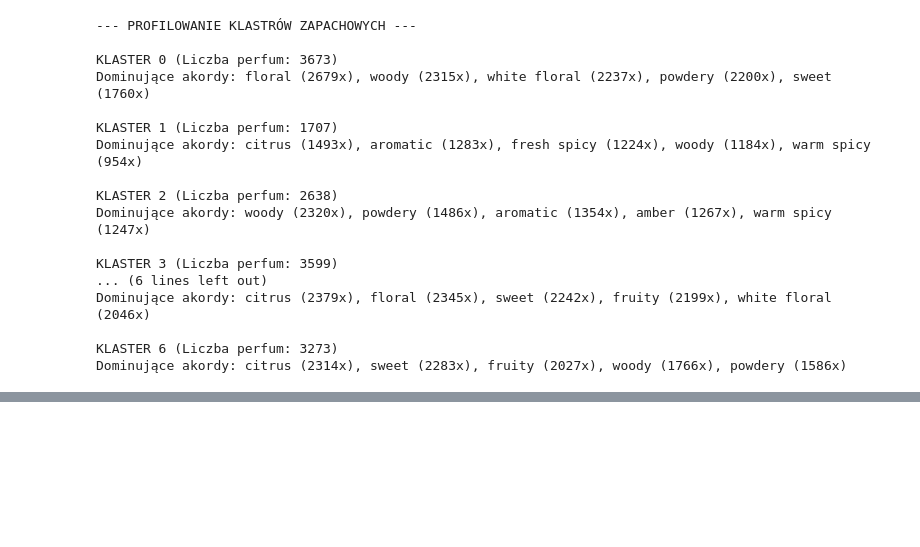
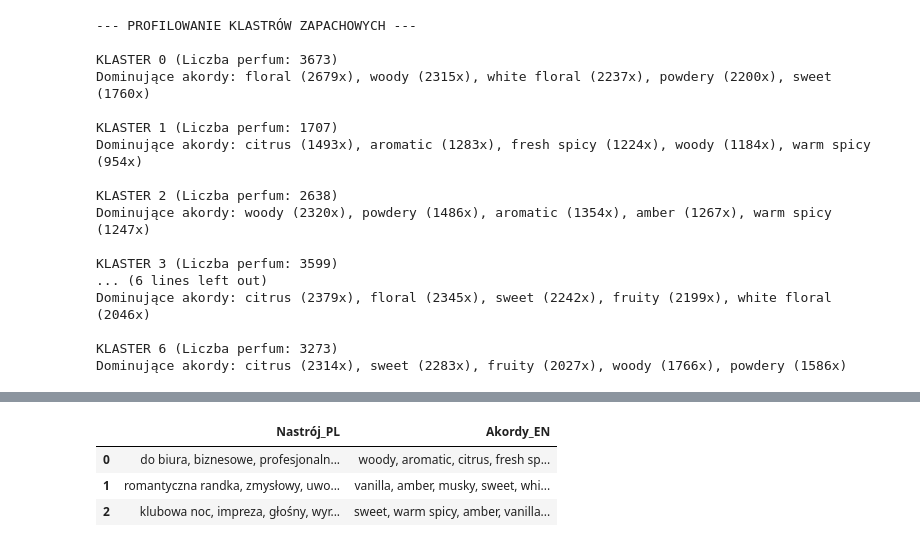
Before and after one commit to adamdobrogowski/semantic-perfume-search-app, a Jupyter notebook: data_modeling_and_nlp.ipynb, the cells around one changed output, grey strips where cells are left out. Cells and saved outputs as stored; diff of their text form; code cells hidden in the pictures; blank space fills up the shorter version.

```diff
--- a/data_modeling_and_nlp.ipynb
+++ b/data_modeling_and_nlp.ipynb
@@ -223,0 +467,92 @@ Dominujące akordy: citrus (2314x), sweet (2283x), fruity (2027x), woody (1766x)
+# %%
+import pandas as pd
+import os
+
+mood_mapping = {
+    "Nastrój_PL": [
+        "do biura, biznesowe, profesjonalne, formalne, spotkanie, opanowany",
+        "romantyczna randka, zmysłowy, uwodzicielski, na wieczór, intymny",
+        "klubowa noc, impreza, głośny, wyrazisty, pewność siebie",
+        "ślub, wesele, elegancki, radosny, świetlisty, uroczystość",
+        "na siłownię, sportowe, trening, odświeżający, energia, dynamika",
+        "gorące lato, upał, plaża, wakacje, orzeźwiający, słońce",
+        "mroźna zima, śnieg, mróz, otulający, rozgrzewający, przy kominku",
+        "deszczowy jesienny dzień, melancholia, opadłe liście, spokój, nostalgia",
+        "wiosenny poranek, przebudzenie, zieleń, kwitnące kwiaty, rześki",
+        "mroczny, tajemniczy, intrygujący, niepokojący, gotycki, niszowy",
+        "czysty, sterylny, pranie, świeżo wyprany, biała koszula, mydlany",
+        "elegancki, old-money, luksusowy, klasyczny, ponadczasowy, bogaty",
+        "słodki, przytulny, gourmand, smakowity, deser, jadalny",
+        "męski, surowy, barbershop, po goleniu, klasycznie męski, fougere",
+        "femme fatale, uwodzicielka, dominująca, niebezpieczna, hipnotyzująca",
+        "spacer po lesie, natura, drzewa, dzika przyroda, iglaste, żywiczne",
+        "kawiarnia, kawa, relaks, czytanie książki, ciepły napój, pobudzający",
+        "buntowniczy, skórzana kurtka, motocykl, rock, odważny, dymny",
+        "speakeasy, alkohol, bar, cygara, jazz, elegancki wieczór",
+        "cyberpunk, industrialny, miasto nocą, sztuczny, neon, futurystyczny",
+        "surowe drewno, tartak, świeża deska, rzemieślnik, stolarnia, wióry",
+        "luksusowe kosmetyki, puderniczka, szminka, miękki, buduar, makijaż",
+        "landrynki, wata cukrowa, dziewczęcy, beztroski, owocowe cukierki",
+        "wyciśnięty sok, cytrusowy, poranny prysznic, rześki, energetyzujący, cierpki",
+        "kwiaciarnia, bukiet, cięte kwiaty, ogród botaniczny, kwitnący, nektar",
+        "orientalny bazar, przyprawy, bogaty, gęsty, arabski, luksusowy wschód",
+        "ziołowy napar, apteczny, szałwia, rześkie zioła, naturalny, uzdrawiający",
+        "stara biblioteka, antykwariat, pożółkły papier, kurz, stare książki, drewniane regały",
+        "naga skóra, po kąpieli, intymny, delikatny, bliskoskórny, naturalny zapach ciała",
+        "egzotyczne owoce, koktajl, plażowy drink, radosny, soczysty, słoneczny",
+        "złota godzina, rozgrzana słońcem skóra, świetlisty, miękki szal, kojący, bogaty",
+        "pieprzny, chłodne przyprawy, iskrzący, świdrujący, dynamiczny, ostry",
+        "poranna rosa, skoszona trawa, łodygi, soczysta zieleń, mokry, wiosenny",
+        "odurzające kwiaty, gęsty nektar, pyłek, upojny, zmysłowe kwiaty, duszny",
+        "wilgotna ziemia, piwnica, deszcz na betonie, surowy, mroczny las, paczula"
+    ],
+    "Akordy_EN": [
+        "woody, aromatic, citrus, fresh spicy, musky",
+        "vanilla, amber, musky, sweet, white floral, rose",
+        "sweet, warm spicy, amber, vanilla, leather, rum",
+        "white floral, floral, powdery, musky, citrus, aldehydic",
+        "citrus, fresh, aquatic, ozonic, marine, fresh spicy",
+        "citrus, coconut, tropical, marine, salty, sand",
+        "warm spicy, amber, woody, cinnamon, vanilla, smoky",
+        "earthy, mossy, woody, patchouli, ozonic, mineral",
+        "green, floral, fresh, yellow floral, herbal, powdery",
+        "oud, smoky, patchouli, earthy, balsamic, animalic",
+        "aldehydic, soapy, musky, powdery, fresh, white floral",
+        "iris, powdery, woody, leather, aromatic, earthy",
+        "caramel, vanilla, chocolate, sweet, lactonic, almond, honey",
+        "lavender, aromatic, woody, mossy, fresh spicy, herbal",
+        "tuberose, amber, animalic, white floral, warm spicy, patchouli",
+        "conifer, woody, foresty, mossy, earthy, camphor",
+        "coffee, sweet, warm spicy, vanilla, cacao, lactonic",
+        "leather, smoky, animalic, tobacco, woody, asphault",
+        "whiskey, tobacco, woody, sweet, rum, amber",
+        "metallic, vinyl, plastic, mineral, gasoline, hot iron",
+        "woody, aromatic, fresh, earthy, balsamic",
+        "powdery, musky, iris, violet, floral",
+        "sweet, fruity, vanilla, caramel, powdery",
+        "citrus, fresh, green, fresh spicy, aromatic",
+        "floral, white floral, rose, green, fresh",
+        "warm spicy, amber, woody, sweet, balsamic",
+        "aromatic, herbal, fresh spicy, green, fresh",
+        "woody, powdery, vanilla, leather, earthy",
+        "musky, powdery, fresh, floral, animalic",
+        "fruity, tropical, citrus, sweet, fresh",
+        "amber, vanilla, sweet, warm spicy, musky",
+        "fresh spicy, woody, citrus, aromatic, earthy",
+        "green, fresh, floral, aquatic, ozonic",
+        "white floral, sweet, yellow floral, fruity, tuberose",
+        "patchouli, earthy, woody, mossy, mineral"
+    ]
+}
+
+df_mood_matrix = pd.DataFrame(mood_mapping)
+
+print("Podgląd struktury przed zapisem:")
+display(df_mood_matrix.head(3))
+
+output_dir = 'modele'
+os.makedirs(output_dir, exist_ok=True)
+
+matrix_path = os.path.join(output_dir, 'mood_matrix_bridge.pkl')
+df_mood_matrix.to_pickle(matrix_path)
+# %% [output]
@@ -223,0 +560,4 @@ Dominujące akordy: citrus (2314x), sweet (2283x), fruity (2027x), woody (1766x)
+|  | Nastrój_PL | Akordy_EN |
+| 0 | do biura, biznesowe, profesjonaln... | woody, aromatic, citrus, fresh sp... |
+| 1 | romantyczna randka, zmysłowy, uwo... | vanilla, amber, musky, sweet, whi... |
+| 2 | klubowa noc, impreza, głośny, wyr... | sweet, warm spicy, amber, vanilla... |
```
Also changed, not shown: parts of 7 cells of this notebook, 1 other file.
